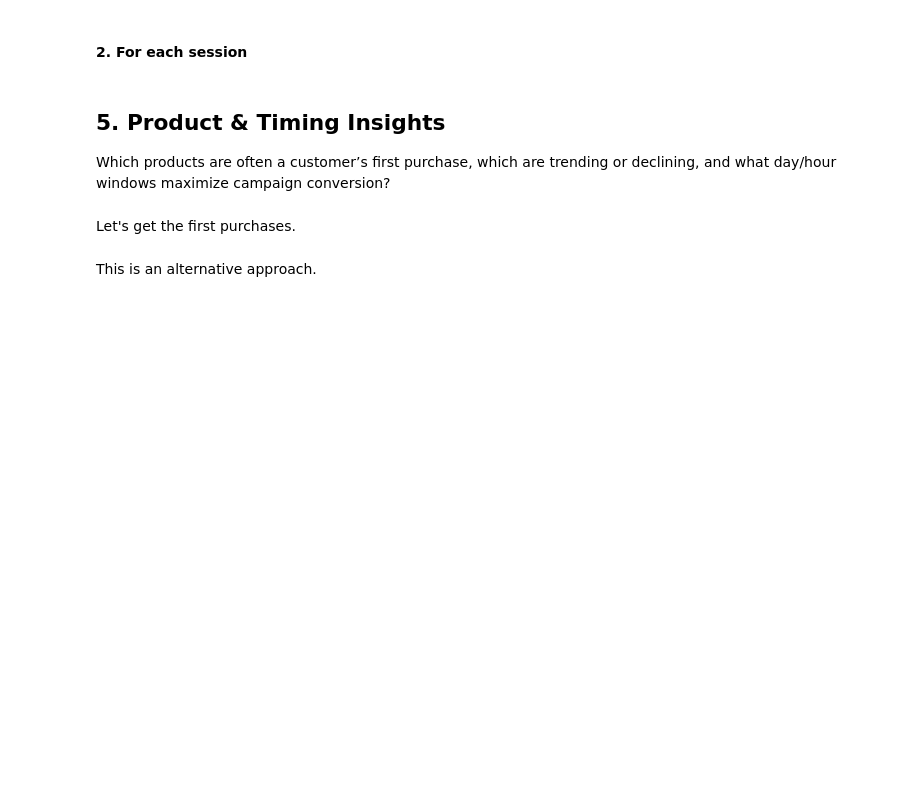
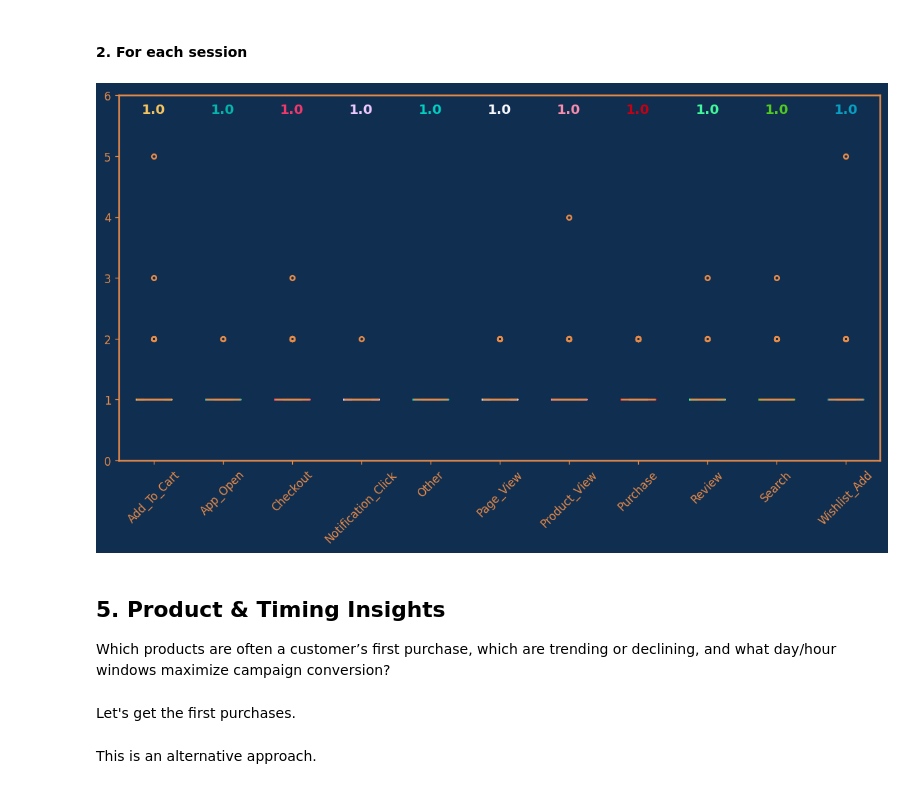
Before and after one commit to torchlightwizard/Customer-Journey-Analysis, a Jupyter notebook: notebooks/Eda.ipynb, the cells around one changed output. Saved outputs shown, nothing was run; the diff lists cells and outputs as text; code cells hidden in the pictures; blank space fills up the shorter version.

```diff
--- a/notebooks/Eda.ipynb
+++ b/notebooks/Eda.ipynb
@@ -811,7 +868,12 @@ journey_unique_page = journey["interaction_type"].unique()
 # %%
 journey = interactions_filtered.groupby(by=["session_id", "interaction_type"])["interaction_id"].count().reset_index().rename(
     columns={"interaction_id": "count"}).sort_values(by=["interaction_type"]).drop(columns=["session_id"])
 journey_unique_page = journey["interaction_type"].unique()
+journey_lists = [journey[journey["interaction_type"] == page]["count"] for page in journey_unique_page]
+
+plot_box(journey_lists, journey_unique_page, all_pages_colors)
+# %% [output]
+[figure, added]
 # %%
 interactions_filtered = None
 journey = None
```
Also changed, not shown: parts of 16 cells of this notebook.
